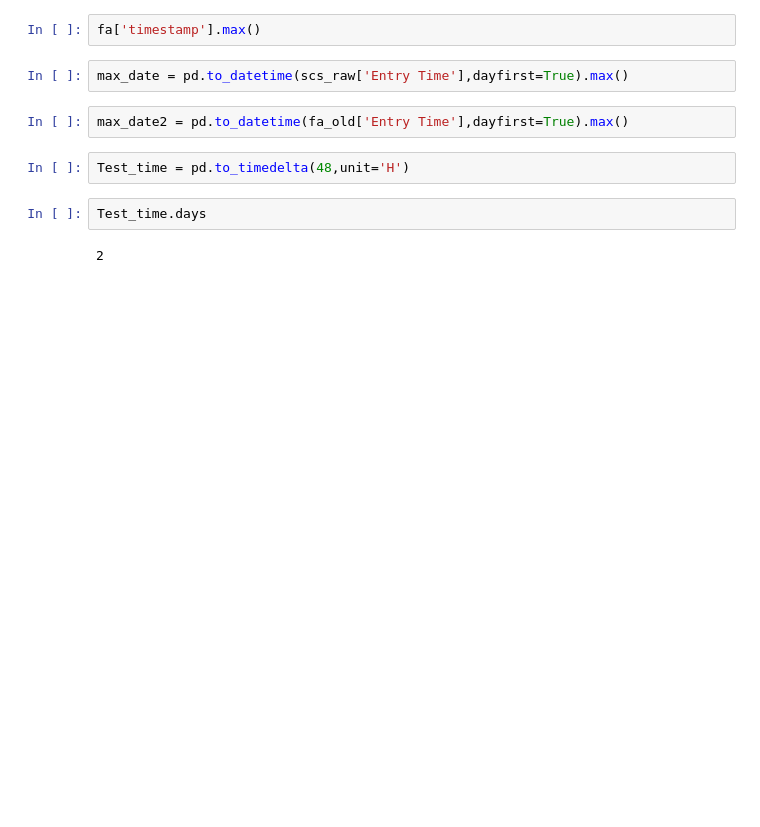
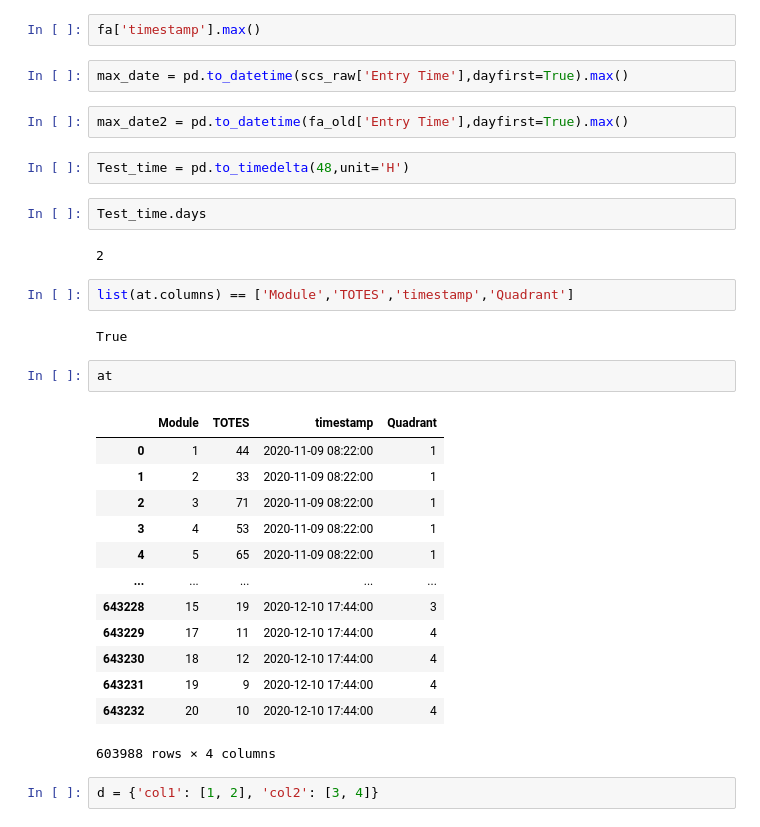
Before and after one commit to ch4413/scs, a Jupyter notebook: notebooks/Basic Model Jamie.ipynb, the cells around one changed output. Saved outputs shown, nothing was run; the diff lists cells and outputs as text; blank space fills up the shorter version.

```diff
--- a/notebooks/Basic Model Jamie.ipynb
+++ b/notebooks/Basic Model Jamie.ipynb
@@ -223,3 +223,25 @@ Test_time = pd.to_timedelta(48,unit='H')
 Test_time.days
 # %% [output]
 2
+# %%
+list(at.columns) == ['Module','TOTES','timestamp','Quadrant']
+# %% [output]
+True
+# %%
+at
+# %% [output]
+|  | Module | TOTES | timestamp | Quadrant |
+| 0 | 1 | 44 | 2020-11-09 08:22:00 | 1 |
+| 1 | 2 | 33 | 2020-11-09 08:22:00 | 1 |
+| 2 | 3 | 71 | 2020-11-09 08:22:00 | 1 |
+| 3 | 4 | 53 | 2020-11-09 08:22:00 | 1 |
+| 4 | 5 | 65 | 2020-11-09 08:22:00 | 1 |
+| ... | ... | ... | ... | ... |
+| 643228 | 15 | 19 | 2020-12-10 17:44:00 | 3 |
+| 643229 | 17 | 11 | 2020-12-10 17:44:00 | 4 |
+| 643230 | 18 | 12 | 2020-12-10 17:44:00 | 4 |
+| 643231 | 19 | 9 | 2020-12-10 17:44:00 | 4 |
+| 643232 | 20 | 10 | 2020-12-10 17:44:00 | 4 |
+603988 rows × 4 columns
+# %%
+d = {'col1': [1, 2], 'col2': [3, 4]}
```
Also changed, not shown: parts of 2 cells of this notebook, 2 other files.
